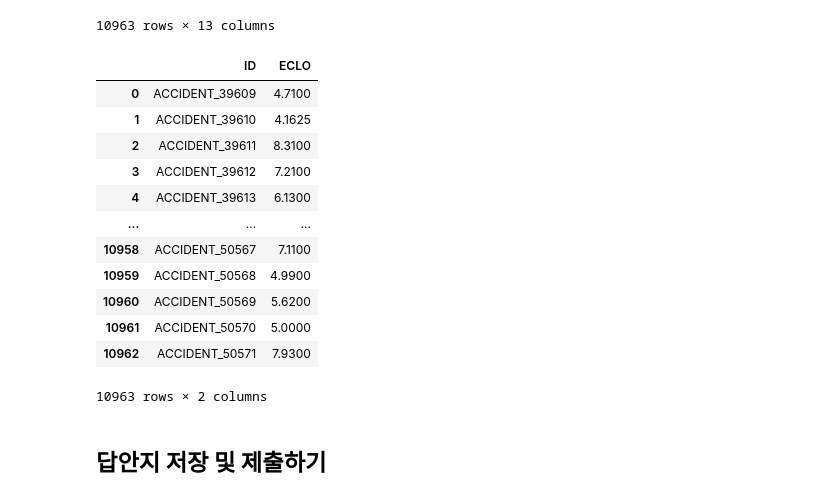
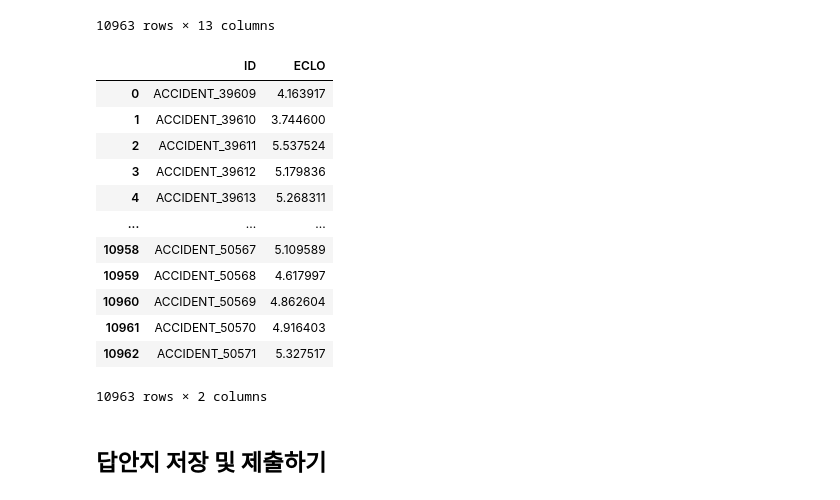
Before and after one commit to hykhhijk/Dacon, a Jupyter notebook: Accident/baseline.ipynb, the cells around one changed output. Drawn from its saved outputs; the diff is of its cells as text; code cells hidden in the pictures.

Commit message:
Split label

```diff
--- a/Accident/baseline.ipynb
+++ b/Accident/baseline.ipynb
@@ -269,2 +256,6 @@ Name: ECLO, Length: 39609, dtype: int64
+# %%
+from autogluon.tabular import TabularDataset, TabularPredictor
+
+train_x = TabularDataset(train_x)
 # %%
-train_x
+train_x["label"] = train_y
@@ -300,0 +262,2 @@ test_x
+# %%
+predictor = TabularPredictor(label="label", eval_metric="root_mean_squared_error", problem_type="regression").fit(train_x)
@@ -300,0 +282,3 @@ test_x
+# %%
+y_pred = predictor.predict(test_x)
+y_pred.head()
@@ -321,21 +346,21 @@ test_x
 10963 rows × 13 columns
 # %%
 baseline_submission = sample_submission.copy()
-baseline_submission['ECLO'] = prediction
+baseline_submission['ECLO'] = y_pred
 baseline_submission
 # %% [output]
 |  | ID | ECLO |
-| 0 | ACCIDENT_39609 | 4.7100 |
-| 1 | ACCIDENT_39610 | 4.1625 |
-| 2 | ACCIDENT_39611 | 8.3100 |
-| 3 | ACCIDENT_39612 | 7.2100 |
-| 4 | ACCIDENT_39613 | 6.1300 |
+| 0 | ACCIDENT_39609 | 4.163917 |
+| 1 | ACCIDENT_39610 | 3.744600 |
+| 2 | ACCIDENT_39611 | 5.537524 |
+| 3 | ACCIDENT_39612 | 5.179836 |
+| 4 | ACCIDENT_39613 | 5.268311 |
 | ... | ... | ... |
-| 10958 | ACCIDENT_50567 | 7.1100 |
-| 10959 | ACCIDENT_50568 | 4.9900 |
-| 10960 | ACCIDENT_50569 | 5.6200 |
-| 10961 | ACCIDENT_50570 | 5.0000 |
-| 10962 | ACCIDENT_50571 | 7.9300 |
+| 10958 | ACCIDENT_50567 | 5.109589 |
+| 10959 | ACCIDENT_50568 | 4.617997 |
+| 10960 | ACCIDENT_50569 | 4.862604 |
+| 10961 | ACCIDENT_50570 | 4.916403 |
+| 10962 | ACCIDENT_50571 | 5.327517 |
 10963 rows × 2 columns
 # %% [markdown]
 ## **답안지 저장 및 제출하기**
```
Also changed, not shown: parts of 8 cells of this notebook, 1 other file.
